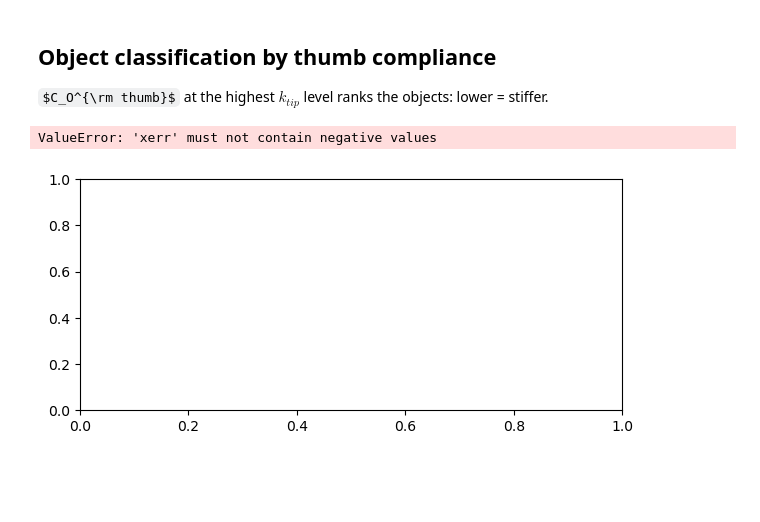
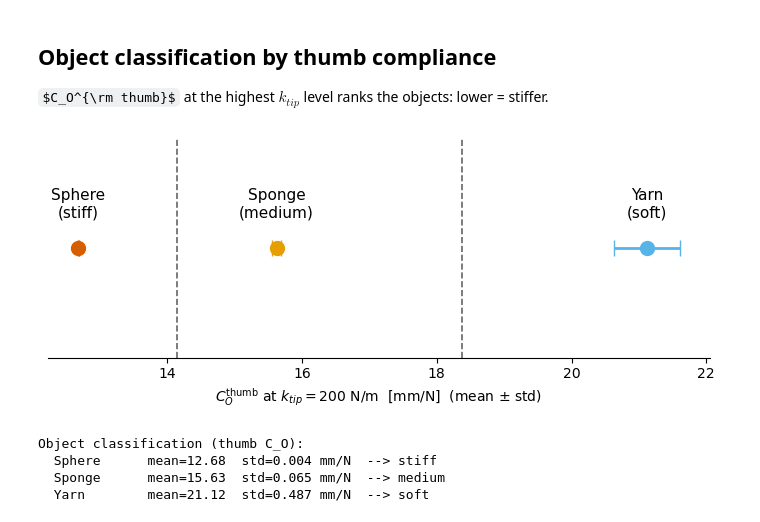
Before and after one commit to CREATE-Lab-EPFL/HumanManipulationVMC, a Jupyter notebook: ProprioceptiveSensing/Hand/plot_object_stiffness_hand.ipynb, the cells around one changed output. Cells and saved outputs as stored; diff of their text form; code cells hidden in the pictures; some formulas as TeX source; blank space fills up the shorter version.

```diff
--- a/ProprioceptiveSensing/Hand/plot_object_stiffness_hand.ipynb
+++ b/ProprioceptiveSensing/Hand/plot_object_stiffness_hand.ipynb
@@ -223,41 +223,44 @@ else:
     sorted_objs    = sorted(C_O_thumb, key=C_O_thumb.get)
     cluster_labels = {sorted_objs[i]: lbl
                       for i, lbl in enumerate(['stiff', 'medium', 'soft'][:len(sorted_objs)])}
 
     vals       = [C_O_thumb[o] for o in sorted_objs]
     thresholds = [(vals[i] + vals[i+1]) / 2 for i in range(len(vals) - 1)]
 
     fig, ax = plt.subplots(figsize=(7, 3))
     for obj in sorted_objs:
         oi   = OBJECTS.index(obj)
         name = OBJECT_LABELS[oi] if oi < len(OBJECT_LABELS) else obj
         lbl  = cluster_labels[obj]
-        # IQR as error bar
-        lo   = np.nanmean(data[obj]['dist'][K_TOP]) - np.nanstd(data[obj]['dist'][K_TOP]) * 1e3
-        hi   = np.nanmean(data[obj]['dist'][K_TOP]) + np.nanstd(data[obj]['dist'][K_TOP]) * 1e3
-        med  = C_O_thumb[obj] * 1e3
-        ax.errorbar([med], [0], xerr=[[med - lo], [hi - med]],
+        vals_k = data[obj]['dist'][K_TOP] * 1e3
+        m, s   = float(np.nanmean(vals_k)), float(np.nanstd(vals_k))
+        ax.errorbar([m], [0], xerr=[[s], [s]],
                     fmt='o', color=OBJ_COLORS[obj], ms=10, capsize=6, lw=2)
-        ax.annotate(f'{name}\n({lbl})', (med, 0),
+        ax.annotate(f'{name}\n({lbl})', (m, 0),
                     textcoords='offset points', xytext=(0, 22),
                     ha='center', fontsize=11)
     for thr in thresholds:
         ax.axvline(thr * 1e3, color='0.4', lw=1.2, linestyle='--')
 
-    ax.set_xlabel(r'$C_O^{\mathrm{thumb}}$ at $k_{tip}=' + f'{K_TOP:.0f}$' + r' N/m  [mm/N]  (mean ± std)')
+    ax.set_xlabel(r'$C_O^{\mathrm{thumb}}$ at $k_{tip}=' + f'{K_TOP:.0f}$' + r' N/m  [mm/N]  (mean $\pm$ std)')
     ax.set_yticks([])
     ax.spines[['left', 'top', 'right']].set_visible(False)
     fig.tight_layout()
+    import os
     os.makedirs(OUTPUT_DIR, exist_ok=True)
     fig.savefig(os.path.join(OUTPUT_DIR, 'object_classification.pdf'), bbox_inches='tight')
     plt.show()
 
-    print('Object classification (thumb C_O, median):')
+    print('Object classification (thumb C_O):')
     for obj in sorted_objs:
         oi   = OBJECTS.index(obj)
         name = OBJECT_LABELS[oi] if oi < len(OBJECT_LABELS) else obj
         vals_k = data[obj]['dist'][K_TOP] * 1e3
-        print(f'  {name:<10s}  mean={np.nanmean(vals_k):.2f}  std=[{np.nanmean(vals_k) - np.nanstd(vals_k):.2f}, {np.nanmean(vals_k) + np.nanstd(vals_k):.2f}] mm/N  --> {cluster_labels[obj]}')
+        m, s   = np.nanmean(vals_k), np.nanstd(vals_k)
+        print(f'  {name:<10s}  mean={m:.2f}  std={s:.3f} mm/N  --> {cluster_labels[obj]}')
 # %% [output]
+[figure, new version]
-ValueError: 'xerr' must not contain negative values
+Object classification (thumb C_O):
+  Sphere      mean=12.68  std=0.004 mm/N  --> stiff
+  Sponge      mean=15.63  std=0.065 mm/N  --> medium
+  Yarn        mean=21.12  std=0.487 mm/N  --> soft
-[figure, old version]
```
Also changed, not shown: 4 other files.
